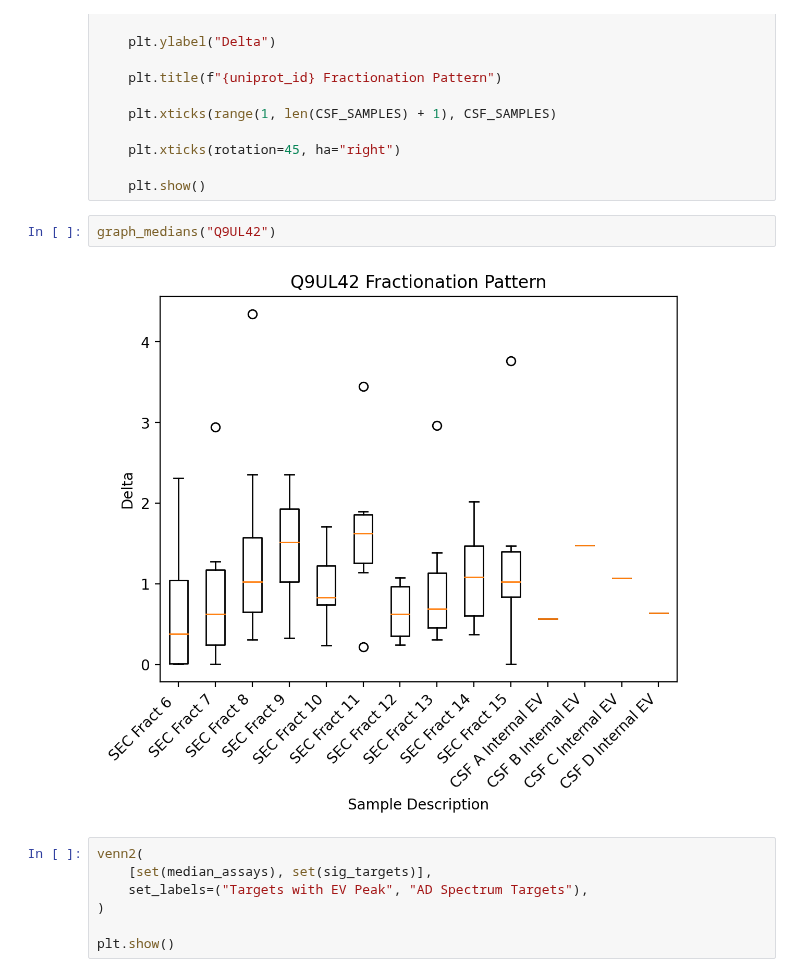
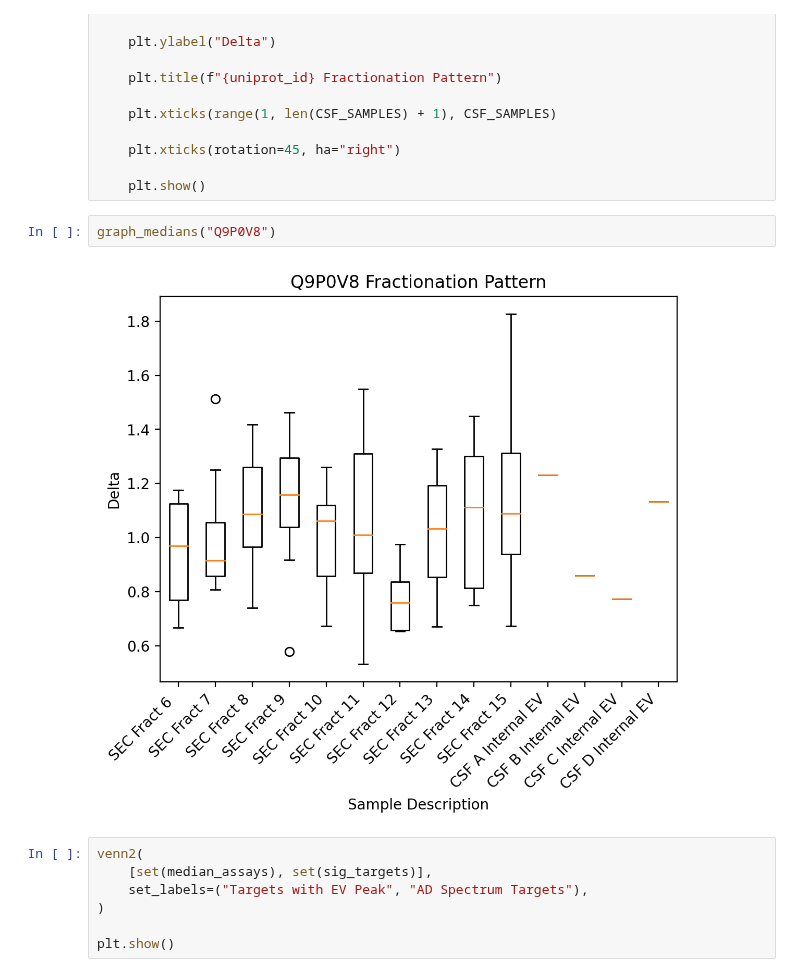
Before and after one commit to Walt-Lab/bdev_mass_spec, a Jupyter notebook: 1_analysis.ipynb, the cells around one changed output. Cells and saved outputs as stored; diff of their text form.

```diff
--- a/1_analysis.ipynb
+++ b/1_analysis.ipynb
@@ -958,9 +958,9 @@ def graph_medians(uniprot_id):
 
     plt.show()
 # %%
-graph_medians("Q9UL42")
+graph_medians("Q9P0V8")
 # %% [output]
-[figure, old version]
+[figure, new version]
 # %%
 venn2(
     [set(median_assays), set(sig_targets)],
```
Also changed, not shown: parts of 1 cell of this notebook, 58 other files.
